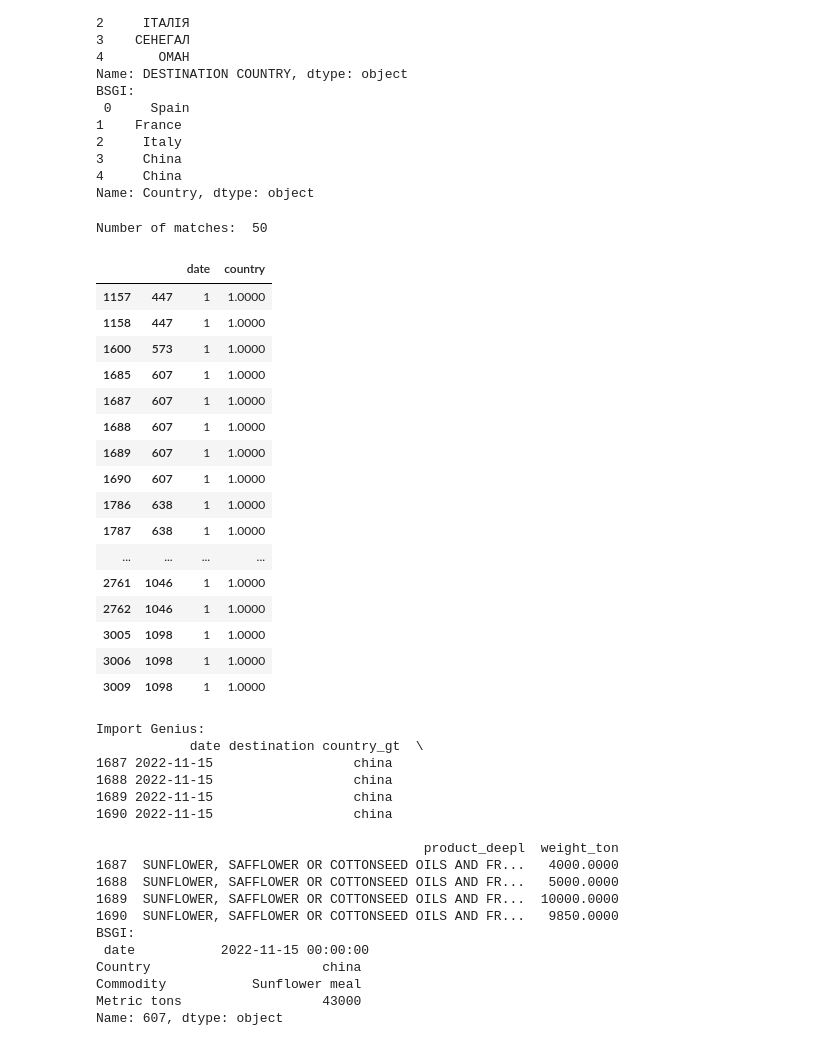
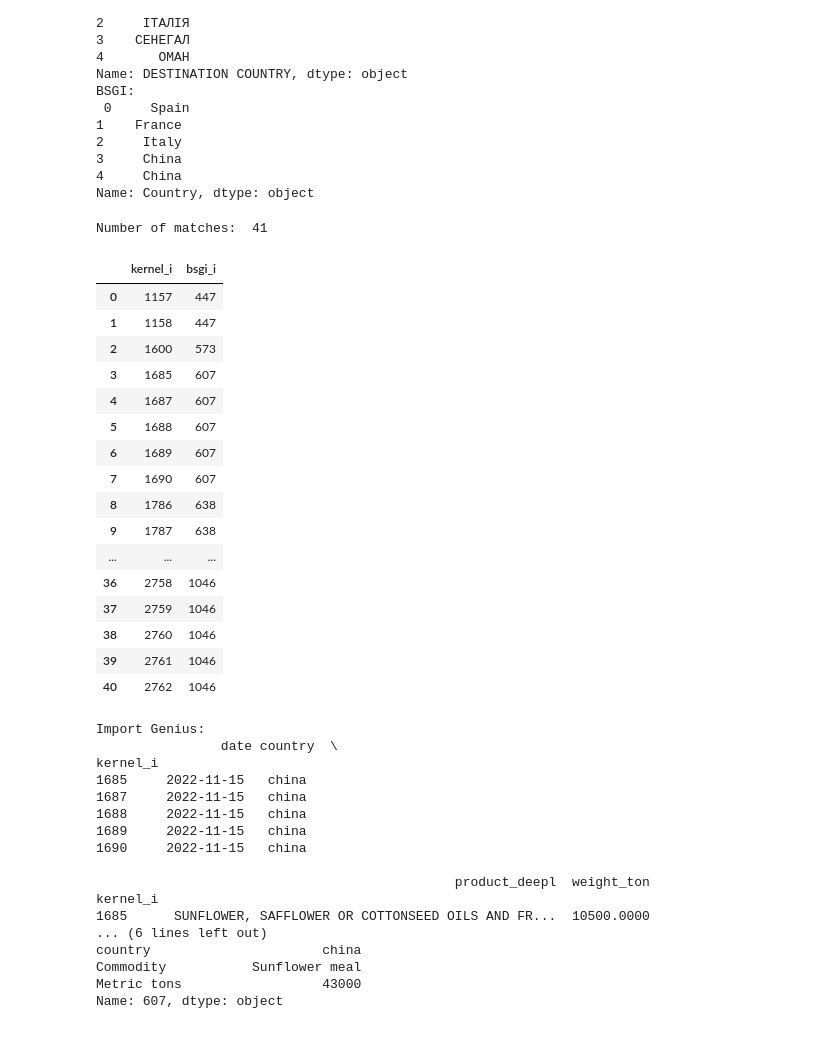
Before and after one commit to uchicago-dsi/oakland-institute-ukraine, a Jupyter notebook: visualizations/import_genius.ipynb, the cells around one changed output. Cells and saved outputs as stored; diff of their text form; code cells hidden in the pictures.

```diff
--- a/visualizations/import_genius.ipynb
+++ b/visualizations/import_genius.ipynb
@@ -167,7 +167,7 @@ def find_matches(dfA, dfB, exact_vars= None, string_vars=None, block_vars=None):
     for exact in exact_vars:
         compare_cl.exact(exact, exact, label=exact)
     for string in string_vars:
-        compare_cl.string(string, string, method="jarowinkler", threshold=0.85, label=string)
+        compare_cl.string(string, string, method="jarowinkler", threshold=0.9, label=string)
 
     features = compare_cl.compute(candidate_links, dfA, dfB)
 
@@ -439,49 +440,53 @@ Name: Country, dtype: object
 # %%
 crop_kernel = kernel_c.loc[kernel_c.loc[:, "sunflower"] == True]
 crop_bsgi = outbound_c.loc[outbound_c.loc[:, "product_std"] == "sunflower"]
 
 crop_kernel = crop_kernel.rename(columns={"EXPORT DATE": "date", "destination country_gt": "country"})
 crop_bsgi = crop_bsgi.rename(columns={"Departure date": "date", "Country": "country"})
 
-find_matches(crop_kernel, crop_bsgi, ["date"], ["country"], ["date"])
+crop_kernel.index.name = "kernel_i"
+crop_bsgi.index.name = "bsgi_i"
+
+matches = find_matches(crop_kernel, crop_bsgi, ["date"], ["country"], ["date"])
+matches = matches.reset_index()[["kernel_i", "bsgi_i"]]
+matches
 # %% [output]
-Number of matches:  50
+Number of matches:  41
-|  |  | date | country |
-| 1157 | 447 | 1 | 1.0000 |
-| 1158 | 447 | 1 | 1.0000 |
-| 1600 | 573 | 1 | 1.0000 |
-| 1685 | 607 | 1 | 1.0000 |
-| 1687 | 607 | 1 | 1.0000 |
-| 1688 | 607 | 1 | 1.0000 |
-| 1689 | 607 | 1 | 1.0000 |
-| 1690 | 607 | 1 | 1.0000 |
-| 1786 | 638 | 1 | 1.0000 |
-| 1787 | 638 | 1 | 1.0000 |
-| ... | ... | ... | ... |
-| 2761 | 1046 | 1 | 1.0000 |
-| 2762 | 1046 | 1 | 1.0000 |
-| 3005 | 1098 | 1 | 1.0000 |
-| 3006 | 1098 | 1 | 1.0000 |
-| 3009 | 1098 | 1 | 1.0000 |
+|  | kernel_i | bsgi_i |
+| 0 | 1157 | 447 |
+| 1 | 1158 | 447 |
+| 2 | 1600 | 573 |
+| 3 | 1685 | 607 |
+| 4 | 1687 | 607 |
+| 5 | 1688 | 607 |
+| 6 | 1689 | 607 |
+| 7 | 1690 | 607 |
+| 8 | 1786 | 638 |
+| 9 | 1787 | 638 |
+| ... | ... | ... |
+| 36 | 2758 | 1046 |
+| 37 | 2759 | 1046 |
+| 38 | 2760 | 1046 |
+| 39 | 2761 | 1046 |
+| 40 | 2762 | 1046 |
 # %%
-print("Import Genius:\n", crop_kernel.loc[1687:1690, ["date", "destination country_gt", "product_deepl", "weight_ton"]])
-print("BSGI:\n", crop_bsgi.loc[607, ["date", "Country", "Commodity", "Metric tons"]])
+print("Import Genius:\n", crop_kernel.loc[[1685,1687,1688,1689,1690], ["date", "country", "product_deepl", "weight_ton"]])
+print("BSGI:\n", crop_bsgi.loc[607, ["date", "country", "Commodity", "Metric tons"]])
 # %% [output]
 Import Genius:
-            date destination country_gt  \
-1687 2022-11-15                  china
-1688 2022-11-15                  china
-1689 2022-11-15                  china
-1690 2022-11-15                  china
+                date country  \
+kernel_i
+1685     2022-11-15   china
+1687     2022-11-15   china
+1688     2022-11-15   china
+1689     2022-11-15   china
+1690     2022-11-15   china
 
-                                          product_deepl  weight_ton
-1687  SUNFLOWER, SAFFLOWER OR COTTONSEED OILS AND FR...   4000.0000
-1688  SUNFLOWER, SAFFLOWER OR COTTONSEED OILS AND FR...   5000.0000
-1689  SUNFLOWER, SAFFLOWER OR COTTONSEED OILS AND FR...  10000.0000
-1690  SUNFLOWER, SAFFLOWER OR COTTONSEED OILS AND FR...   9850.0000
-BSGI:
- date           2022-11-15 00:00:00
-Country                      china
+                                              product_deepl  weight_ton
+kernel_i
+1685      SUNFLOWER, SAFFLOWER OR COTTONSEED OILS AND FR...  10500.0000
+... (6 lines left out)
+country                      china
 Commodity           Sunflower meal
 Metric tons                  43000
 Name: 607, dtype: object
```
Also changed, not shown: parts of 4 cells of this notebook.
